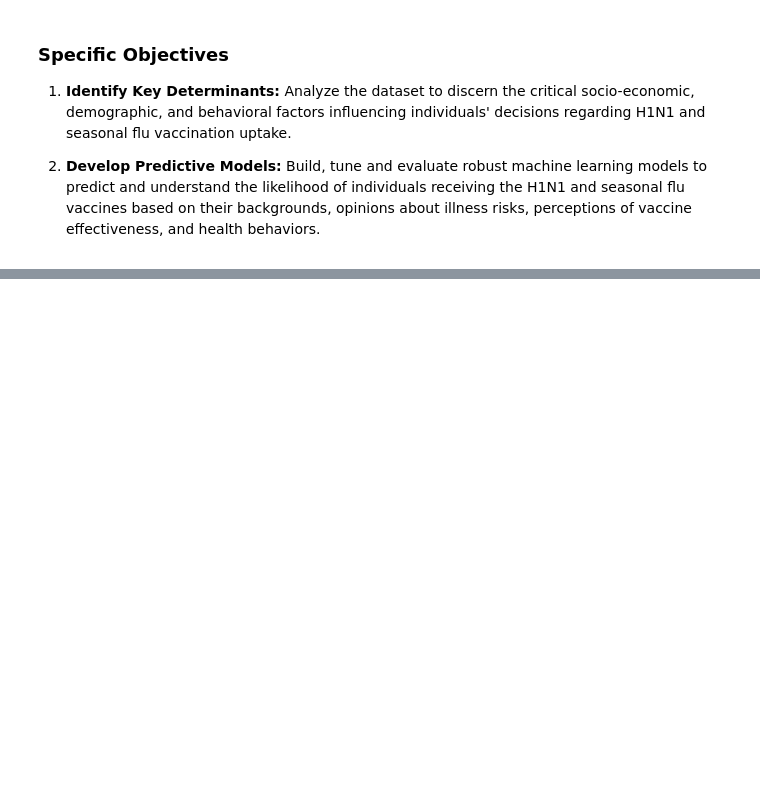
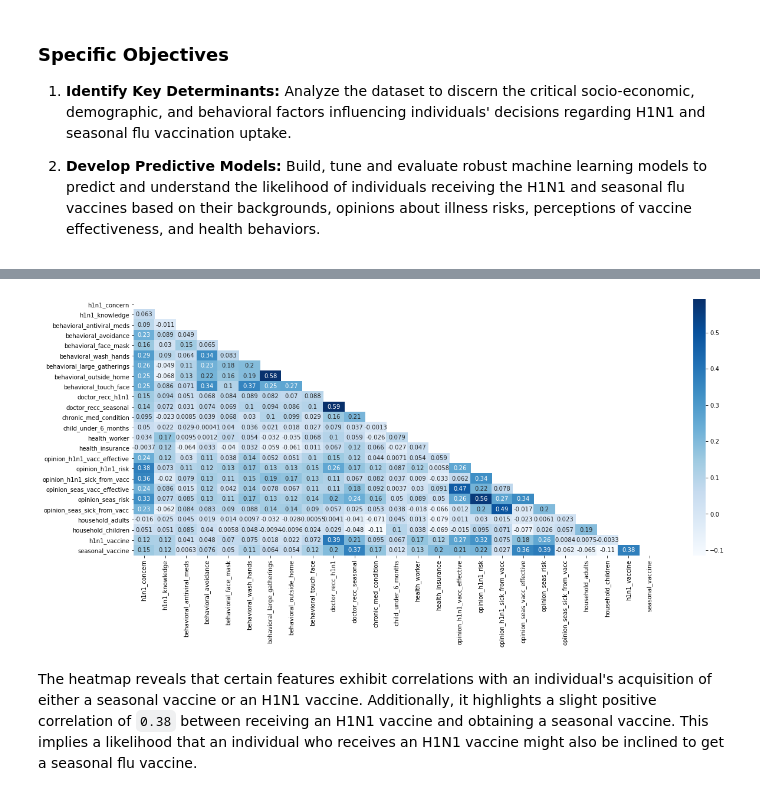
Before and after one commit to lewigi/Machine-Learning-Project-Vaccination-Patterns, a Jupyter notebook: H1N1.ipynb, the cells around one changed output, grey strips where cells are left out. Drawn from its saved outputs; the diff is of its cells as text; code cells hidden in the pictures; blank space fills up the shorter version.

```diff
--- a/H1N1.ipynb
+++ b/H1N1.ipynb
@@ -52,0 +86,2 @@ To leverage the data from the National 2009 H1N1 Flu Survey and employ machine l
+# %%
+train_features = read_preview('training_set_features.csv')
@@ -52,0 +190,6 @@ To leverage the data from the National 2009 H1N1 Flu Survey and employ machine l
+# %%
+# Join the dataframes to vizualize how the features interact with the target variables.
+
+full_dataset = train_features.join(train_labels)
+
+full_dataset.head()
@@ -52,0 +205,14 @@ To leverage the data from the National 2009 H1N1 Flu Survey and employ machine l
+# %%
+import numpy as np
+
+plt.figure(figsize=(20, 8))
+
+mask = np.triu(full_dataset.corr())
+
+sns.heatmap(full_dataset.corr(), annot=True, cmap='Blues', mask=mask)
+
+plt.show()
+# %% [output]
+[figure, added]
+# %% [markdown]
+The heatmap reveals that certain features exhibit correlations with an individual's acquisition of either a seasonal vaccine or an H1N1 vaccine. Additionally, it highlights a slight positive correlation of `0.38` between receiving an H1N1 vaccine and obtaining a seasonal vaccine. This implies a likelihood that an individual who receives an H1N1 vaccine might also be inclined to get a seasonal flu vaccine.
```
Also changed, not shown: parts of 18 cells of this notebook, 1 other file.
